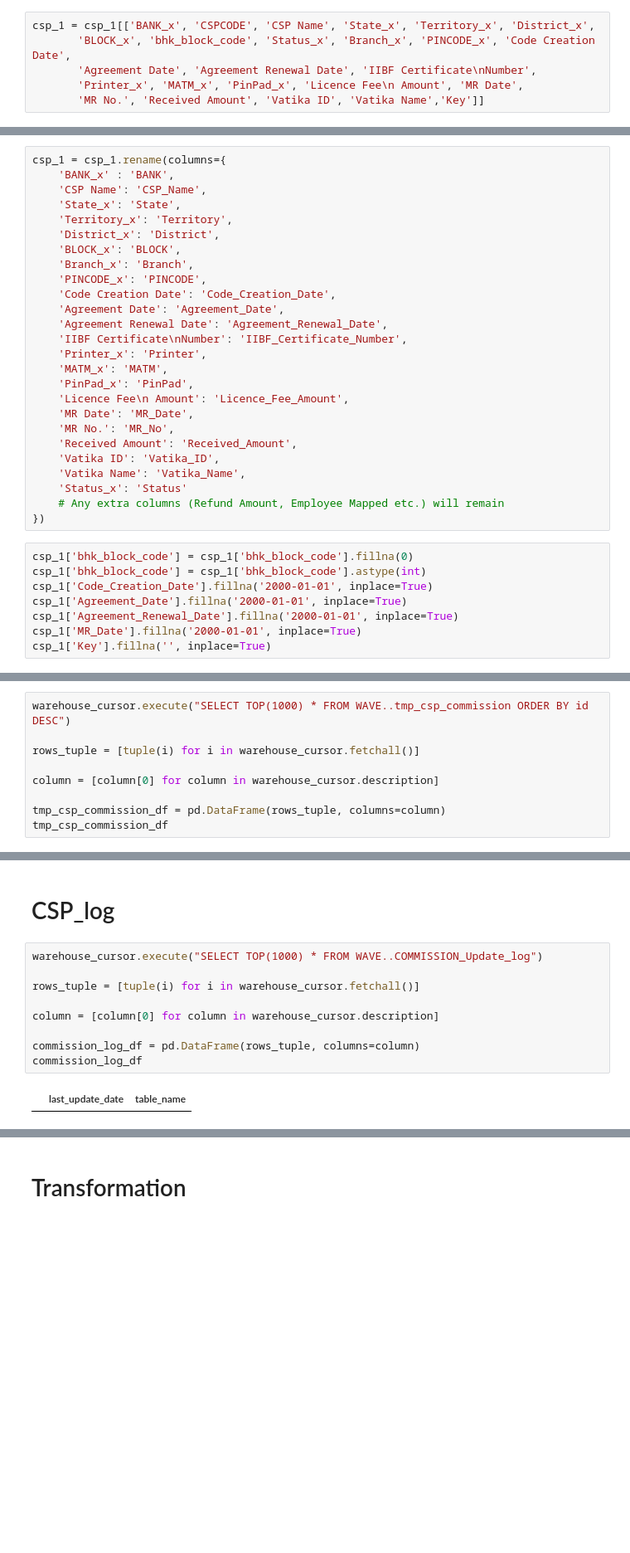
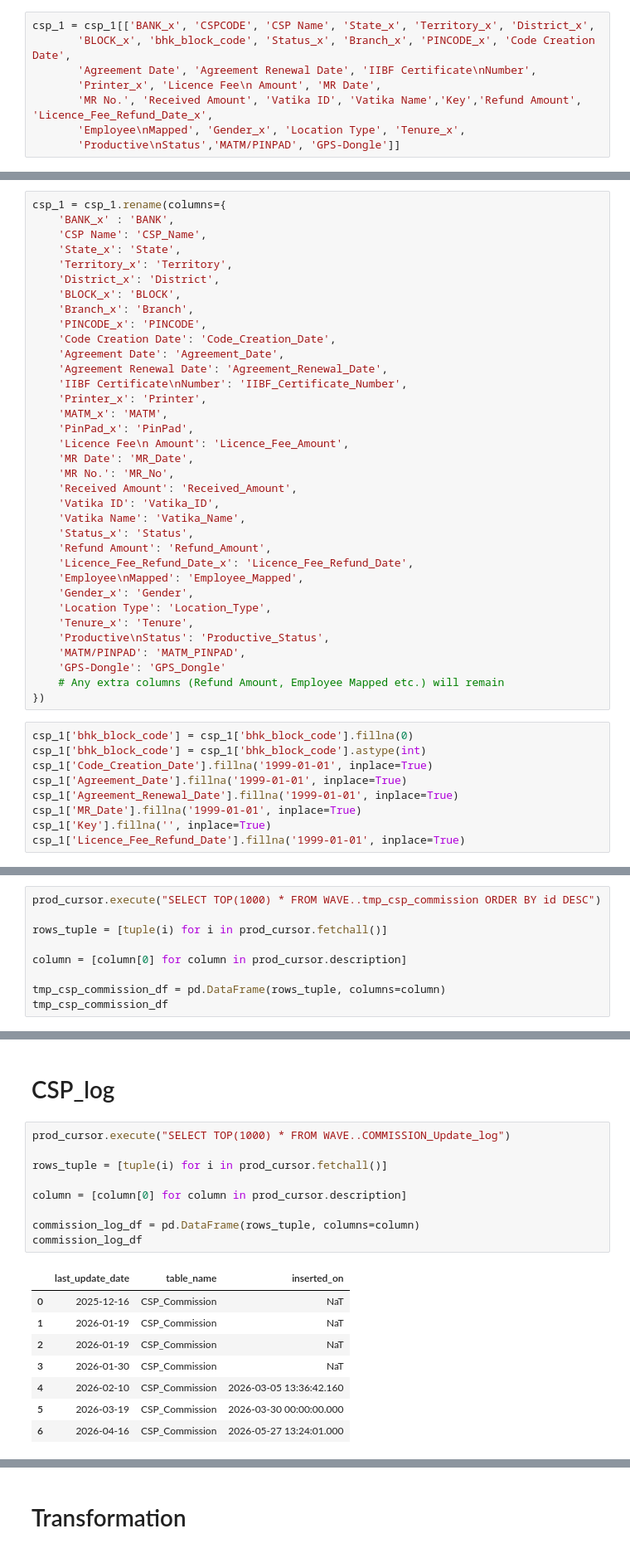
Before and after one commit to Omhanda/Local_Pipelines, a Jupyter notebook: ETL_Pipeline_for_google_doc.ipynb, the cells around one changed output, grey strips where cells are left out. Shown at 83% size. Drawn from its saved outputs; the diff is of its cells as text; blank space fills up the shorter version.

```diff
--- a/ETL_Pipeline_for_google_doc.ipynb
+++ b/ETL_Pipeline_for_google_doc.ipynb
@@ -335,8 +598,10 @@ more_than_1
 csp_1 = csp_1[['BANK_x', 'CSPCODE', 'CSP Name', 'State_x', 'Territory_x', 'District_x',
        'BLOCK_x', 'bhk_block_code', 'Status_x', 'Branch_x', 'PINCODE_x', 'Code Creation Date',
        'Agreement Date', 'Agreement Renewal Date', 'IIBF Certificate\nNumber',
-       'Printer_x', 'MATM_x', 'PinPad_x', 'Licence Fee\n Amount', 'MR Date',
-       'MR No.', 'Received Amount', 'Vatika ID', 'Vatika Name','Key']]
+       'Printer_x', 'Licence Fee\n Amount', 'MR Date',
+       'MR No.', 'Received Amount', 'Vatika ID', 'Vatika Name','Key','Refund Amount', 'Licence_Fee_Refund_Date_x',
+       'Employee\nMapped', 'Gender_x', 'Location Type', 'Tenure_x',
+       'Productive\nStatus','MATM/PINPAD', 'GPS-Dongle']]
 # %% [markdown]
 # Renaming Columns
 # %%
@@ -362,17 +627,27 @@ csp_1 = csp_1.rename(columns={
     'Received Amount': 'Received_Amount',
     'Vatika ID': 'Vatika_ID',
     'Vatika Name': 'Vatika_Name',
-    'Status_x': 'Status'
+    'Status_x': 'Status',
+    'Refund Amount': 'Refund_Amount',
+    'Licence_Fee_Refund_Date_x': 'Licence_Fee_Refund_Date',
+    'Employee\nMapped': 'Employee_Mapped',
+    'Gender_x': 'Gender',
+    'Location Type': 'Location_Type',
+    'Tenure_x': 'Tenure',
+    'Productive\nStatus': 'Productive_Status',
+    'MATM/PINPAD': 'MATM_PINPAD',
+    'GPS-Dongle': 'GPS_Dongle'
     # Any extra columns (Refund Amount, Employee Mapped etc.) will remain
 })
 # %%
 csp_1['bhk_block_code'] = csp_1['bhk_block_code'].fillna(0)
 csp_1['bhk_block_code'] = csp_1['bhk_block_code'].astype(int)
-csp_1['Code_Creation_Date'].fillna('2000-01-01', inplace=True)
-csp_1['Agreement_Date'].fillna('2000-01-01', inplace=True)
-csp_1['Agreement_Renewal_Date'].fillna('2000-01-01', inplace=True)
-csp_1['MR_Date'].fillna('2000-01-01', inplace=True)
+csp_1['Code_Creation_Date'].fillna('1999-01-01', inplace=True)
+csp_1['Agreement_Date'].fillna('1999-01-01', inplace=True)
+csp_1['Agreement_Renewal_Date'].fillna('1999-01-01', inplace=True)
+csp_1['MR_Date'].fillna('1999-01-01', inplace=True)
 csp_1['Key'].fillna('', inplace=True)
+csp_1['Licence_Fee_Refund_Date'].fillna('1999-01-01', inplace=True)
 # %% [output]
 The behavior will change in pandas 3.0. This inplace method will never work because the intermediate object on which we are setting values always behaves as a copy.
 
@@ -805,11 +1084,11 @@ comm_sheet_df
 # %% [markdown]
 # tmp_csp_commission
 # %%
-warehouse_cursor.execute("SELECT TOP(1000) * FROM WAVE..tmp_csp_commission ORDER BY id DESC")
+prod_cursor.execute("SELECT TOP(1000) * FROM WAVE..tmp_csp_commission ORDER BY id DESC")
 
-rows_tuple = [tuple(i) for i in warehouse_cursor.fetchall()]
+rows_tuple = [tuple(i) for i in prod_cursor.fetchall()]
 
-column = [column[0] for column in warehouse_cursor.description]
+column = [column[0] for column in prod_cursor.description]
 
 tmp_csp_commission_df = pd.DataFrame(rows_tuple, columns=column)
 tmp_csp_commission_df
@@ -830,16 +1109,23 @@ tmp_csp_commission_df
 # %% [markdown]
 # CSP_log
 # %%
-warehouse_cursor.execute("SELECT TOP(1000) * FROM WAVE..COMMISSION_Update_log")
+prod_cursor.execute("SELECT TOP(1000) * FROM WAVE..COMMISSION_Update_log")
 
-rows_tuple = [tuple(i) for i in warehouse_cursor.fetchall()]
+rows_tuple = [tuple(i) for i in prod_cursor.fetchall()]
 
-column = [column[0] for column in warehouse_cursor.description]
+column = [column[0] for column in prod_cursor.description]
 
 commission_log_df = pd.DataFrame(rows_tuple, columns=column)
 commission_log_df
 # %% [output]
-|  | last_update_date | table_name |
+|  | last_update_date | table_name | inserted_on |
+| 0 | 2025-12-16 | CSP_Commission | NaT |
+| 1 | 2026-01-19 | CSP_Commission | NaT |
+| 2 | 2026-01-19 | CSP_Commission | NaT |
+| 3 | 2026-01-30 | CSP_Commission | NaT |
+| 4 | 2026-02-10 | CSP_Commission | 2026-03-05 13:36:42.160 |
+| 5 | 2026-03-19 | CSP_Commission | 2026-03-30 00:00:00.000 |
+| 6 | 2026-04-16 | CSP_Commission | 2026-05-27 13:24:01.000 |
 # %%
 comm_sheet_df.info()
 # %% [output]
```
Also changed, not shown: parts of 75 cells of this notebook, 19 other files.
